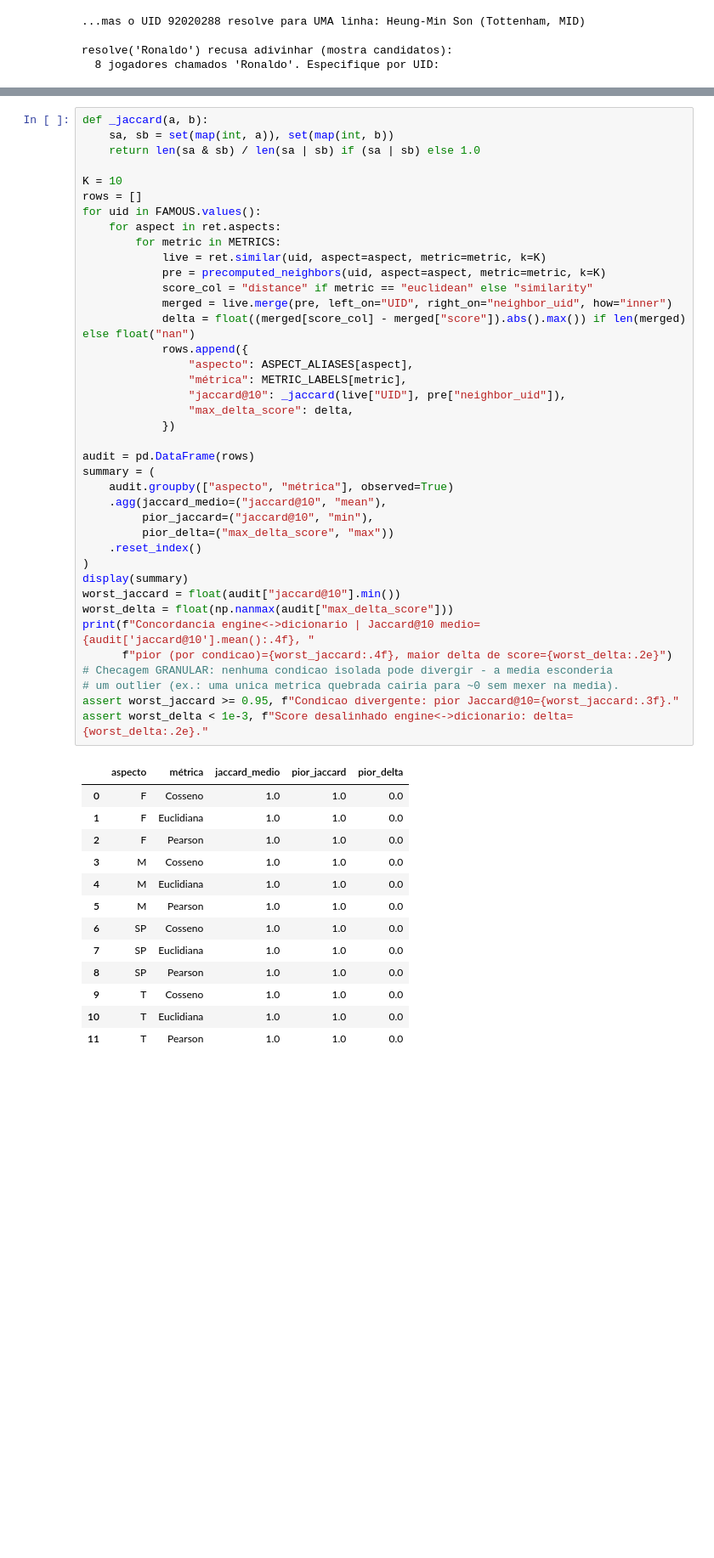
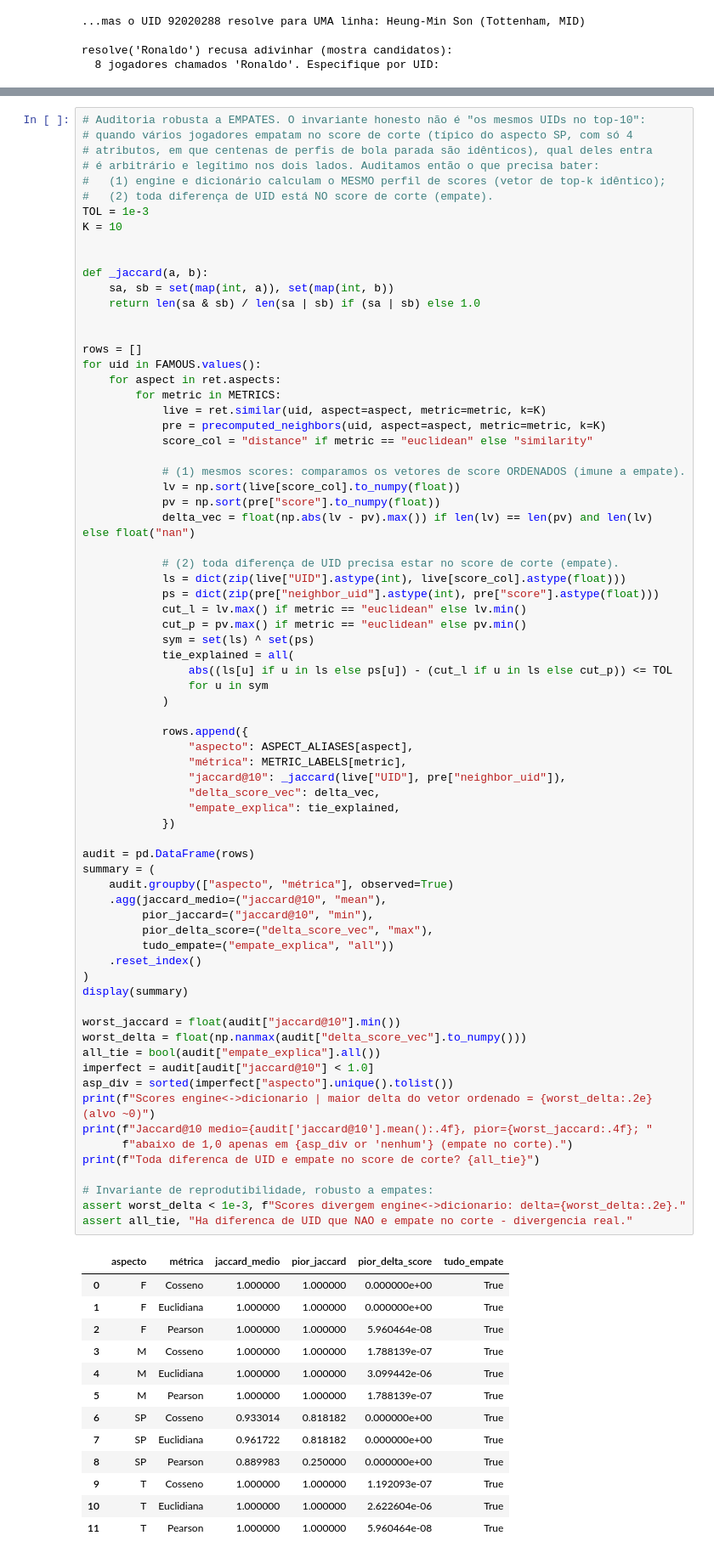
Before and after one commit to gupessanha/similar-player-search-system, a Jupyter notebook: notebooks/4_avaliacao.ipynb, the cells around one changed output, grey strips where cells are left out. Shown at 85% size. Drawn from its saved outputs; the diff is of its cells as text; blank space fills up the shorter version.

```diff
--- a/notebooks/4_avaliacao.ipynb
+++ b/notebooks/4_avaliacao.ipynb
@@ -285,53 +290,86 @@ Robustez de verdade significa que a recuperação **ao vivo** (calculada agora p
 # %%
+# Auditoria robusta a EMPATES. O invariante honesto não é "os mesmos UIDs no top-10":
+# quando vários jogadores empatam no score de corte (típico do aspecto SP, com só 4
+# atributos, em que centenas de perfis de bola parada são idênticos), qual deles entra
+# é arbitrário e legítimo nos dois lados. Auditamos então o que precisa bater:
+#   (1) engine e dicionário calculam o MESMO perfil de scores (vetor de top-k idêntico);
+#   (2) toda diferença de UID está NO score de corte (empate).
+TOL = 1e-3
+K = 10
+
+
 def _jaccard(a, b):
     sa, sb = set(map(int, a)), set(map(int, b))
     return len(sa & sb) / len(sa | sb) if (sa | sb) else 1.0
 
-K = 10
+
 rows = []
 for uid in FAMOUS.values():
     for aspect in ret.aspects:
         for metric in METRICS:
             live = ret.similar(uid, aspect=aspect, metric=metric, k=K)
             pre = precomputed_neighbors(uid, aspect=aspect, metric=metric, k=K)
             score_col = "distance" if metric == "euclidean" else "similarity"
-            merged = live.merge(pre, left_on="UID", right_on="neighbor_uid", how="inner")
-            delta = float((merged[score_col] - merged["score"]).abs().max()) if len(merged) else float("nan")
+
+            # (1) mesmos scores: comparamos os vetores de score ORDENADOS (imune a empate).
+            lv = np.sort(live[score_col].to_numpy(float))
+            pv = np.sort(pre["score"].to_numpy(float))
+            delta_vec = float(np.abs(lv - pv).max()) if len(lv) == len(pv) and len(lv) else float("nan")
+
+            # (2) toda diferença de UID precisa estar no score de corte (empate).
+            ls = dict(zip(live["UID"].astype(int), live[score_col].astype(float)))
+            ps = dict(zip(pre["neighbor_uid"].astype(int), pre["score"].astype(float)))
+            cut_l = lv.max() if metric == "euclidean" else lv.min()
+            cut_p = pv.max() if metric == "euclidean" else pv.min()
+            sym = set(ls) ^ set(ps)
+            tie_explained = all(
+                abs((ls[u] if u in ls else ps[u]) - (cut_l if u in ls else cut_p)) <= TOL
+                for u in sym
+            )
+
             rows.append({
                 "aspecto": ASPECT_ALIASES[aspect],
                 "métrica": METRIC_LABELS[metric],
                 "jaccard@10": _jaccard(live["UID"], pre["neighbor_uid"]),
-                "max_delta_score": delta,
+                "delta_score_vec": delta_vec,
+                "empate_explica": tie_explained,
             })
 
 audit = pd.DataFrame(rows)
 summary = (
     audit.groupby(["aspecto", "métrica"], observed=True)
     .agg(jaccard_medio=("jaccard@10", "mean"),
          pior_jaccard=("jaccard@10", "min"),
-         pior_delta=("max_delta_score", "max"))
+         pior_delta_score=("delta_score_vec", "max"),
+         tudo_empate=("empate_explica", "all"))
     .reset_index()
 )
 display(summary)
+
 worst_jaccard = float(audit["jaccard@10"].min())
-worst_delta = float(np.nanmax(audit["max_delta_score"]))
-print(f"Concordancia engine<->dicionario | Jaccard@10 medio={audit['jaccard@10'].mean():.4f}, "
-      f"pior (por condicao)={worst_jaccard:.4f}, maior delta de score={worst_delta:.2e}")
-# Checagem GRANULAR: nenhuma condicao isolada pode divergir - a media esconderia
-# um outlier (ex.: uma unica metrica quebrada cairia para ~0 sem mexer na media).
-assert worst_jaccard >= 0.95, f"Condicao divergente: pior Jaccard@10={worst_jaccard:.3f}."
-assert worst_delta < 1e-3, f"Score desalinhado engine<->dicionario: delta={worst_delta:.2e}."
+worst_delta = float(np.nanmax(audit["delta_score_vec"].to_numpy()))
+all_tie = bool(audit["empate_explica"].all())
+imperfect = audit[audit["jaccard@10"] < 1.0]
+asp_div = sorted(imperfect["aspecto"].unique().tolist())
+print(f"Scores engine<->dicionario | maior delta do vetor ordenado = {worst_delta:.2e} (alvo ~0)")
+print(f"Jaccard@10 medio={audit['jaccard@10'].mean():.4f}, pior={worst_jaccard:.4f}; "
+      f"abaixo de 1,0 apenas em {asp_div or 'nenhum'} (empate no corte).")
+print(f"Toda diferenca de UID e empate no score de corte? {all_tie}")
+
+# Invariante de reprodutibilidade, robusto a empates:
+assert worst_delta < 1e-3, f"Scores divergem engine<->dicionario: delta={worst_delta:.2e}."
+assert all_tie, "Ha diferenca de UID que NAO e empate no corte - divergencia real."
 # %% [output]
-|  | aspecto | métrica | jaccard_medio | pior_jaccard | pior_delta |
-| 0 | F | Cosseno | 1.0 | 1.0 | 0.0 |
-| 1 | F | Euclidiana | 1.0 | 1.0 | 0.0 |
-| 2 | F | Pearson | 1.0 | 1.0 | 0.0 |
-| 3 | M | Cosseno | 1.0 | 1.0 | 0.0 |
-| 4 | M | Euclidiana | 1.0 | 1.0 | 0.0 |
-| 5 | M | Pearson | 1.0 | 1.0 | 0.0 |
-| 6 | SP | Cosseno | 1.0 | 1.0 | 0.0 |
-| 7 | SP | Euclidiana | 1.0 | 1.0 | 0.0 |
-| 8 | SP | Pearson | 1.0 | 1.0 | 0.0 |
-| 9 | T | Cosseno | 1.0 | 1.0 | 0.0 |
-| 10 | T | Euclidiana | 1.0 | 1.0 | 0.0 |
-| 11 | T | Pearson | 1.0 | 1.0 | 0.0 |
+|  | aspecto | métrica | jaccard_medio | pior_jaccard | pior_delta_score | tudo_empate |
+| 0 | F | Cosseno | 1.000000 | 1.000000 | 0.000000e+00 | True |
+| 1 | F | Euclidiana | 1.000000 | 1.000000 | 0.000000e+00 | True |
+| 2 | F | Pearson | 1.000000 | 1.000000 | 5.960464e-08 | True |
+| 3 | M | Cosseno | 1.000000 | 1.000000 | 1.788139e-07 | True |
+| 4 | M | Euclidiana | 1.000000 | 1.000000 | 3.099442e-06 | True |
+| 5 | M | Pearson | 1.000000 | 1.000000 | 1.788139e-07 | True |
+| 6 | SP | Cosseno | 0.933014 | 0.818182 | 0.000000e+00 | True |
+| 7 | SP | Euclidiana | 0.961722 | 0.818182 | 0.000000e+00 | True |
+| 8 | SP | Pearson | 0.889983 | 0.250000 | 0.000000e+00 | True |
+| 9 | T | Cosseno | 1.000000 | 1.000000 | 1.192093e-07 | True |
+| 10 | T | Euclidiana | 1.000000 | 1.000000 | 2.622604e-06 | True |
+| 11 | T | Pearson | 1.000000 | 1.000000 | 5.960464e-08 | True |
```
Also changed, not shown: parts of 6 cells of this notebook.
